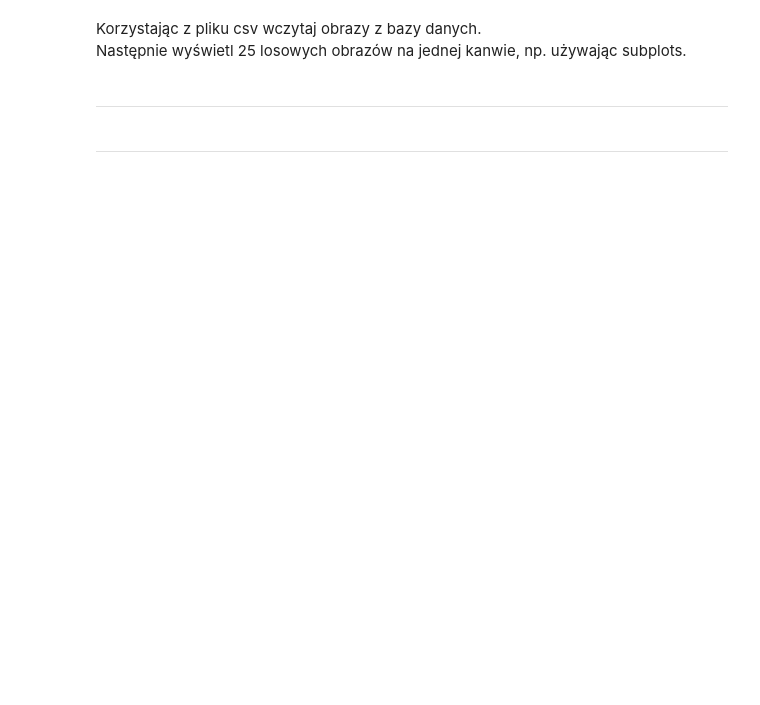
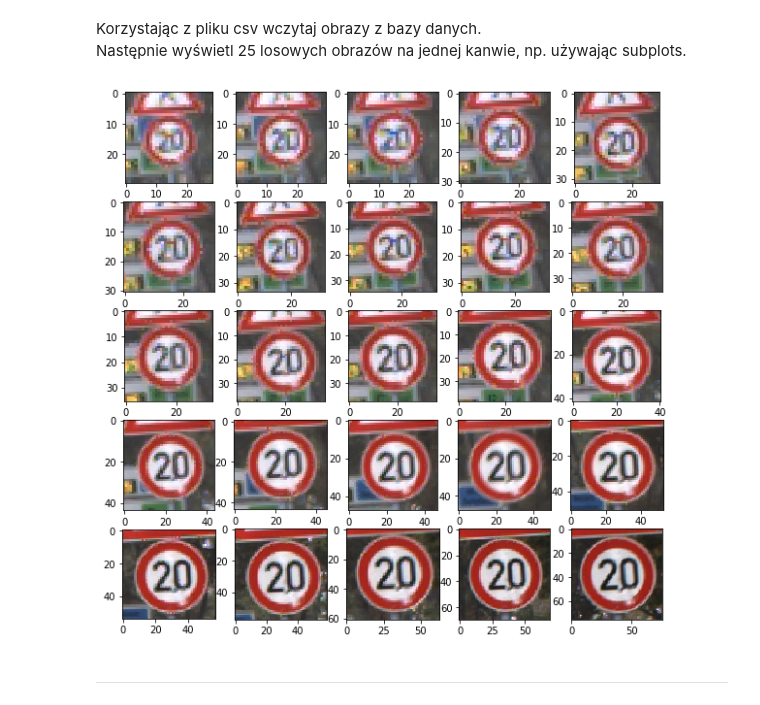
Before and after one commit to JustynaKloc/MachineLearning, a Jupyter notebook: Laboratorium 1/Laboratorium 1 - Wprowadzenie.ipynb, the cells around one changed output. Cells and saved outputs as stored; diff of their text form; code cells hidden in the pictures; blank space fills up the shorter version.

```diff
--- a/Laboratorium 1/Laboratorium 1 - Wprowadzenie.ipynb
+++ b/Laboratorium 1/Laboratorium 1 - Wprowadzenie.ipynb
@@ -482,5 +517,32 @@ plt.show()
 # %% [markdown]
 Korzystając z pliku csv wczytaj obrazy z bazy danych. <br>
 Następnie wyświetl 25 losowych obrazów na jednej kanwie, np. używając subplots.
+# %%
+import csv
+database = []
+
+path = 'GTSRB/Final_Training/Images/00000/'
+with open('GTSRB/Final_Training/Images/00000/GT-00000.csv', 'r') as csvfile:
+    spamreader = csv.reader(csvfile, delimiter=' ')
+    line_count = 0
+    for row in spamreader:
+        if line_count == 0:
+            line_count +=1
+        else:
+            #print(row[0])
+            row =  ', '.join(row)
+            row = row.split(';')
+            save = row[0]
+            database.append(imread(path + save))
+#print(database)
+# %%
+plt.figure(figsize=(10,10))
+for i in range(25):
+    plt.subplot(5,5,i+1)
+    plt.grid(False)
+    plt.imshow(database[i])
+plt.show()
+# %% [output]
+[figure, added]
 # %% [markdown]
 ___
@@ -489,2 +548,0 @@ ___
-# %% [markdown]
-___
```
Also changed, not shown: parts of 12 cells of this notebook.
